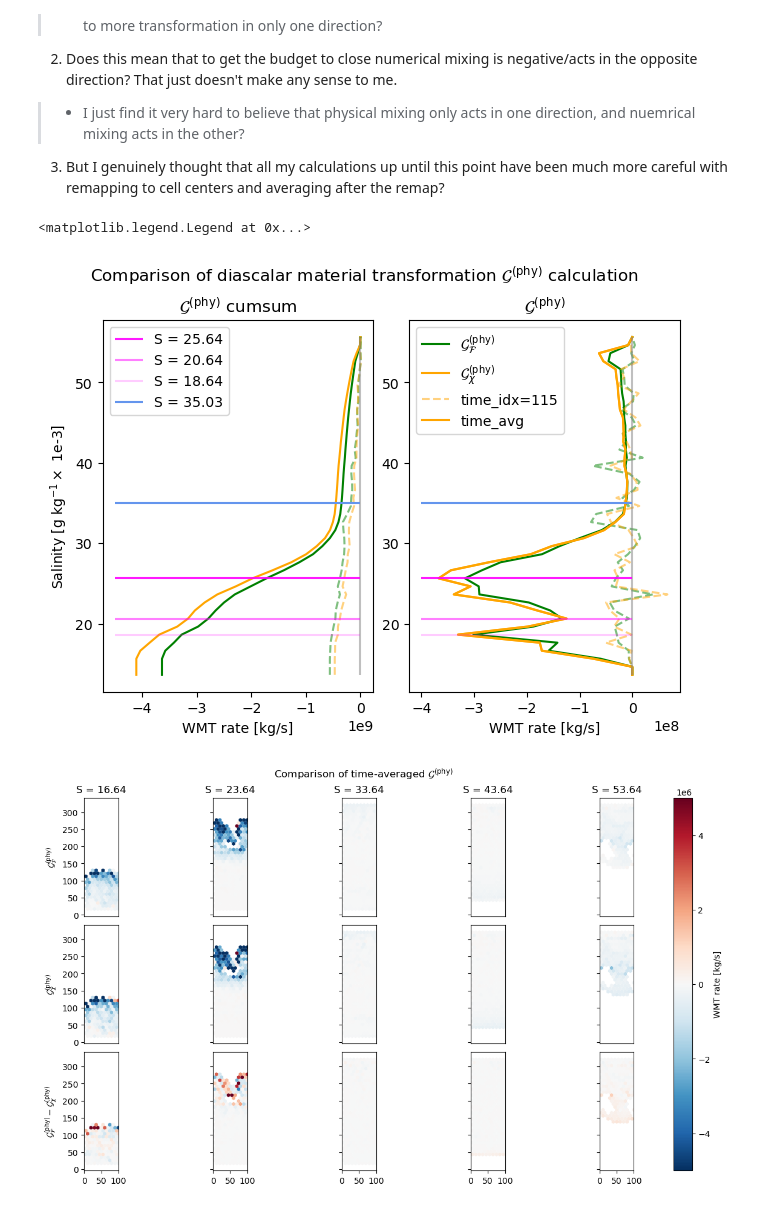
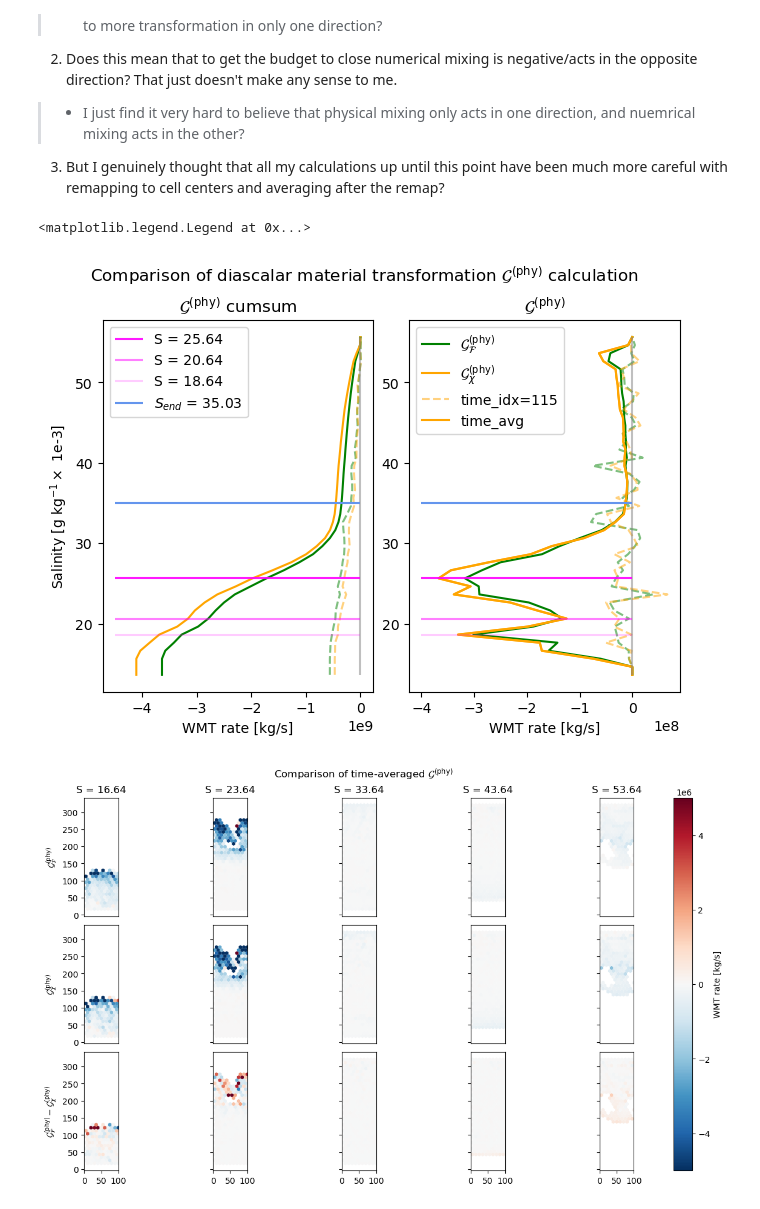
Before and after one commit to kailauyeda/WMT_DVD, a Jupyter notebook: bichan/analysis/preliminary_analysis.ipynb, the cells around one changed output. Cells and saved outputs as stored; diff of their text form; code cells hidden in the pictures.

```diff
--- a/bichan/analysis/preliminary_analysis.ipynb
+++ b/bichan/analysis/preliminary_analysis.ipynb
@@ -524,36 +528,36 @@ ax[0].set_title(r'$\mathcal{G}^{\text{(phy)}}$ cumsum')
 ax[1].set_title(r'$\mathcal{G}^{\text{(phy)}}$')
 
 ax[0].set_ylabel(r'Salinity [g kg$^{-1} \times$ 1e-3]')
 
 # plot the maxima
 # for i in np.arange(0,len(max_G_chi_phy_avg)):
 #     ax[1].hlines(max_G_chi_phy_avg[i], xmin=-4e8, xmax=0, alpha = (i+1)/10, color='magenta')
 
 # # plot the minima
 # for i in np.arange(0,len(min_G_chi_phy_avg)):
 #     ax[1].hlines(min_G_chi_phy_avg[i], xmin=-4e8, xmax=0, alpha = (i+1)/10, color='blue')
 
 # plot the "relevant" minima and maxima
 
 ax[0].hlines(min_G_chi_phy_avg[2], xmin=-4.5e9, xmax=0, color = 'magenta', alpha=0.9, label='S = '+ str(np.round(min_G_chi_phy_avg[2].values,decimals=2)))
 ax[1].hlines(min_G_chi_phy_avg[2], xmin=-4e8, xmax=0, color = 'magenta', alpha=0.9, label='S = '+ str(np.round(min_G_chi_phy_avg[2].values,decimals=2)))
 
 ax[0].hlines(max_G_chi_phy_avg[0], xmin=-4.5e9, xmax=0, color = 'magenta', alpha=0.5, label='S = '+ str(np.round(max_G_chi_phy_avg[0].values,decimals=2)))
 ax[1].hlines(max_G_chi_phy_avg[0], xmin=-4e8, xmax=0, color = 'magenta', alpha=0.5, label='S = '+ str(np.round(max_G_chi_phy_avg[0].values,decimals=2)))
 
 ax[0].hlines(min_G_chi_phy_avg[0], xmin=-4.5e9, xmax=0, color = 'magenta', alpha=0.2, label='S = '+ str(np.round(min_G_chi_phy_avg[0].values,decimals=2)))
 ax[1].hlines(min_G_chi_phy_avg[0], xmin=-4e8, xmax=0, color = 'magenta', alpha=0.2, label='S = '+ str(np.round(min_G_chi_phy_avg[0].values,decimals=2)))
 
 
 # plot the end salinity
 end_salinity = ds_output.salinity.isel(Time=-1).mean()
-ax[0].hlines(end_salinity, xmin=-4.5e9, xmax=0, color = 'cornflowerblue', label=r'$S_{end} = '+ str(np.round(end_salinity.values,decimals=2)))
-ax[1].hlines(end_salinity, xmin=-4e8, xmax=0, color = 'cornflowerblue', label=r'$S_{end} = '+ str(np.round(end_salinity.values,decimals=2)))
+ax[0].hlines(end_salinity, xmin=-4.5e9, xmax=0, color = 'cornflowerblue', label=r'$S_{end}$ = '+ str(np.round(end_salinity.values,decimals=2)))
+ax[1].hlines(end_salinity, xmin=-4e8, xmax=0, color = 'cornflowerblue', label=r'$S_{end}$ = '+ str(np.round(end_salinity.values,decimals=2)))
 
 ax[0].legend()
 # %% [output]
 <matplotlib.legend.Legend at 0x...>
-[figure, old version]
+[figure, new version]
 # %%
 # comparison of G_F_phy and G_chi_phy on salinity surfaces
 fig, ax = plt.subplots(nrows=3, ncols=5, constrained_layout=True, figsize=(12,7))
```
Also changed, not shown: parts of 2 cells of this notebook.
